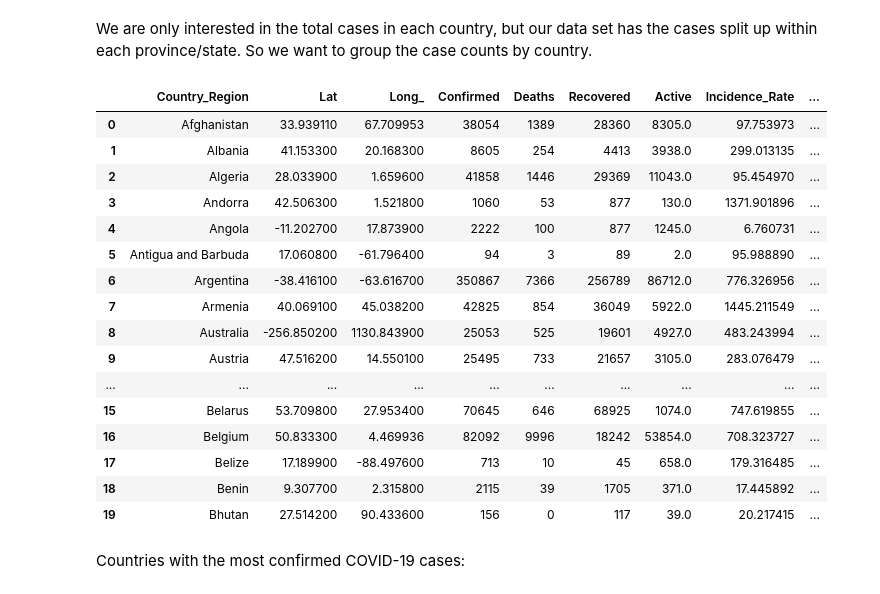
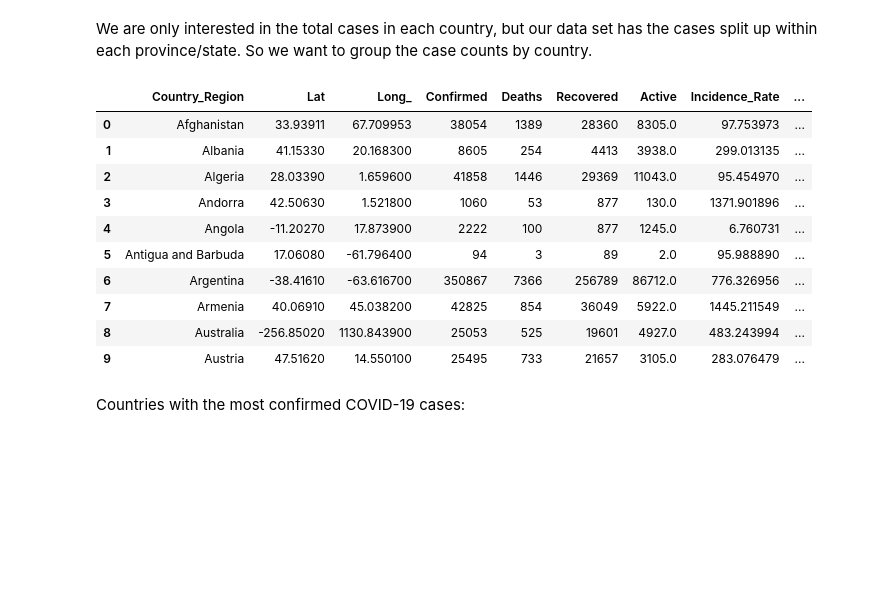
Before and after one commit to terrencekwon/data-science-portfolio, a Jupyter notebook: covid19_visualization.ipynb, the cells around one changed output. Saved outputs shown, nothing was run; the diff lists cells and outputs as text; code cells hidden in the pictures; blank space fills up the shorter version.

```diff
--- a/covid19_visualization.ipynb
+++ b/covid19_visualization.ipynb
@@ -65,25 +61,19 @@ df.head()
 We are only interested in the total cases in each country, but our data set has the cases split up within each province/state. So we want to group the case counts by country.
 # %%
 country_totals = df.groupby('Country_Region').sum().reset_index()
-country_totals.head(20)
+country_totals.head(10)
 # %% [output]
 |  | Country_Region | Lat | Long_ | Confirmed | Deaths | Recovered | Active | Incidence_Rate | ... |
-| 0 | Afghanistan | 33.939110 | 67.709953 | 38054 | 1389 | 28360 | 8305.0 | 97.753973 | ... |
-| 1 | Albania | 41.153300 | 20.168300 | 8605 | 254 | 4413 | 3938.0 | 299.013135 | ... |
-| 2 | Algeria | 28.033900 | 1.659600 | 41858 | 1446 | 29369 | 11043.0 | 95.454970 | ... |
-| 3 | Andorra | 42.506300 | 1.521800 | 1060 | 53 | 877 | 130.0 | 1371.901896 | ... |
-| 4 | Angola | -11.202700 | 17.873900 | 2222 | 100 | 877 | 1245.0 | 6.760731 | ... |
-| 5 | Antigua and Barbuda | 17.060800 | -61.796400 | 94 | 3 | 89 | 2.0 | 95.988890 | ... |
-| 6 | Argentina | -38.416100 | -63.616700 | 350867 | 7366 | 256789 | 86712.0 | 776.326956 | ... |
-| 7 | Armenia | 40.069100 | 45.038200 | 42825 | 854 | 36049 | 5922.0 | 1445.211549 | ... |
-| 8 | Australia | -256.850200 | 1130.843900 | 25053 | 525 | 19601 | 4927.0 | 483.243994 | ... |
-| 9 | Austria | 47.516200 | 14.550100 | 25495 | 733 | 21657 | 3105.0 | 283.076479 | ... |
-| ... | ... | ... | ... | ... | ... | ... | ... | ... | ... |
-| 15 | Belarus | 53.709800 | 27.953400 | 70645 | 646 | 68925 | 1074.0 | 747.619855 | ... |
-| 16 | Belgium | 50.833300 | 4.469936 | 82092 | 9996 | 18242 | 53854.0 | 708.323727 | ... |
-| 17 | Belize | 17.189900 | -88.497600 | 713 | 10 | 45 | 658.0 | 179.316485 | ... |
-| 18 | Benin | 9.307700 | 2.315800 | 2115 | 39 | 1705 | 371.0 | 17.445892 | ... |
-| 19 | Bhutan | 27.514200 | 90.433600 | 156 | 0 | 117 | 39.0 | 20.217415 | ... |
+| 0 | Afghanistan | 33.93911 | 67.709953 | 38054 | 1389 | 28360 | 8305.0 | 97.753973 | ... |
+| 1 | Albania | 41.15330 | 20.168300 | 8605 | 254 | 4413 | 3938.0 | 299.013135 | ... |
+| 2 | Algeria | 28.03390 | 1.659600 | 41858 | 1446 | 29369 | 11043.0 | 95.454970 | ... |
+| 3 | Andorra | 42.50630 | 1.521800 | 1060 | 53 | 877 | 130.0 | 1371.901896 | ... |
+| 4 | Angola | -11.20270 | 17.873900 | 2222 | 100 | 877 | 1245.0 | 6.760731 | ... |
+| 5 | Antigua and Barbuda | 17.06080 | -61.796400 | 94 | 3 | 89 | 2.0 | 95.988890 | ... |
+| 6 | Argentina | -38.41610 | -63.616700 | 350867 | 7366 | 256789 | 86712.0 | 776.326956 | ... |
+| 7 | Armenia | 40.06910 | 45.038200 | 42825 | 854 | 36049 | 5922.0 | 1445.211549 | ... |
+| 8 | Australia | -256.85020 | 1130.843900 | 25053 | 525 | 19601 | 4927.0 | 483.243994 | ... |
+| 9 | Austria | 47.51620 | 14.550100 | 25495 | 733 | 21657 | 3105.0 | 283.076479 | ... |
 # %% [markdown]
 Countries with the most confirmed COVID-19 cases:
 # %%
```
Also changed, not shown: parts of 3 cells of this notebook.
